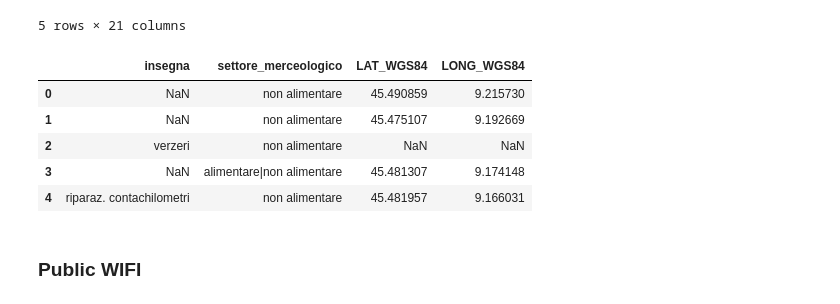
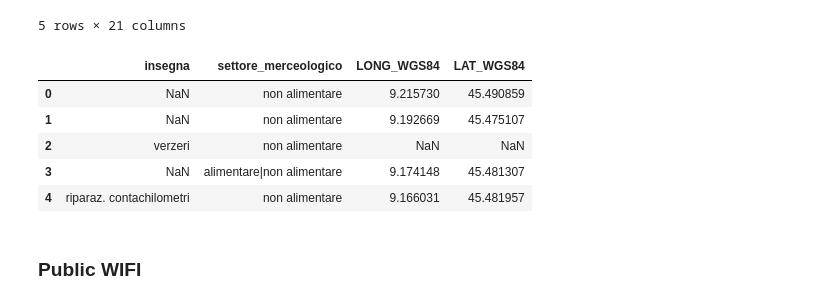
Before and after one commit to giuliofrey/bsc_thesis, a Jupyter notebook: code/data_cleaning.ipynb, the cells around one changed output. Cells and saved outputs as stored; diff of their text form; code cells hidden in the pictures.

```diff
--- a/code/data_cleaning.ipynb
+++ b/code/data_cleaning.ipynb
@@ -379,16 +379,16 @@ distr_df.head()
 | 4 | 5 | C-EV/46073 | Via MUSSI GIUSEPPE N. 5| isolato:... | VENDITA - In sede fissa | Via MUSSI GIUSEPPE | 5 | 7199.0 | riparaz. contachilometri | ... |
 5 rows × 21 columns
 # %%
-distr_df=distr_df[['insegna', 'settore_merceologico', 'LAT_WGS84', 'LONG_WGS84']]
+distr_df=distr_df[['insegna', 'settore_merceologico', 'LONG_WGS84', 'LAT_WGS84']]
 distr_len=len(distr_df)
 distr_df.head()
 # %% [output]
-|  | insegna | settore_merceologico | LAT_WGS84 | LONG_WGS84 |
-| 0 | NaN | non alimentare | 45.490859 | 9.215730 |
-| 1 | NaN | non alimentare | 45.475107 | 9.192669 |
+|  | insegna | settore_merceologico | LONG_WGS84 | LAT_WGS84 |
+| 0 | NaN | non alimentare | 9.215730 | 45.490859 |
+| 1 | NaN | non alimentare | 9.192669 | 45.475107 |
 | 2 | verzeri | non alimentare | NaN | NaN |
-| 3 | NaN | alimentare|non alimentare | 45.481307 | 9.174148 |
-| 4 | riparaz. contachilometri | non alimentare | 45.481957 | 9.166031 |
+| 3 | NaN | alimentare|non alimentare | 9.174148 | 45.481307 |
+| 4 | riparaz. contachilometri | non alimentare | 9.166031 | 45.481957 |
 # %% [markdown]
 ### Public WIFI
 # %%
```
Also changed, not shown: 4 other files.
